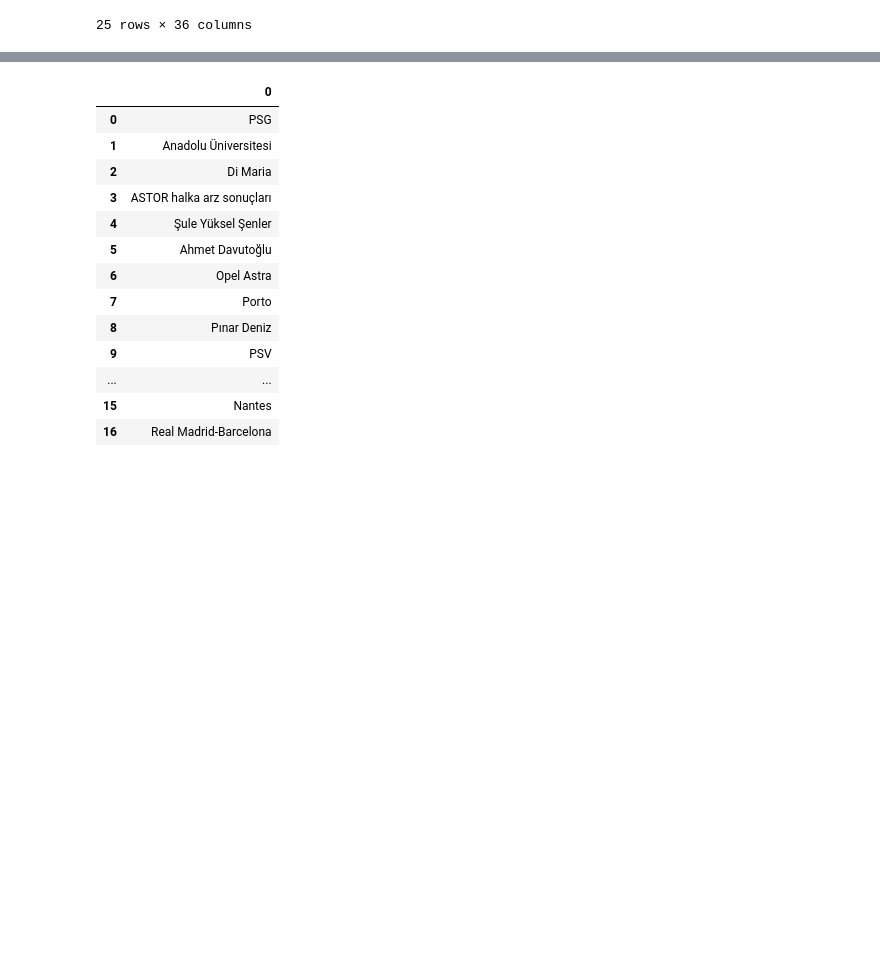
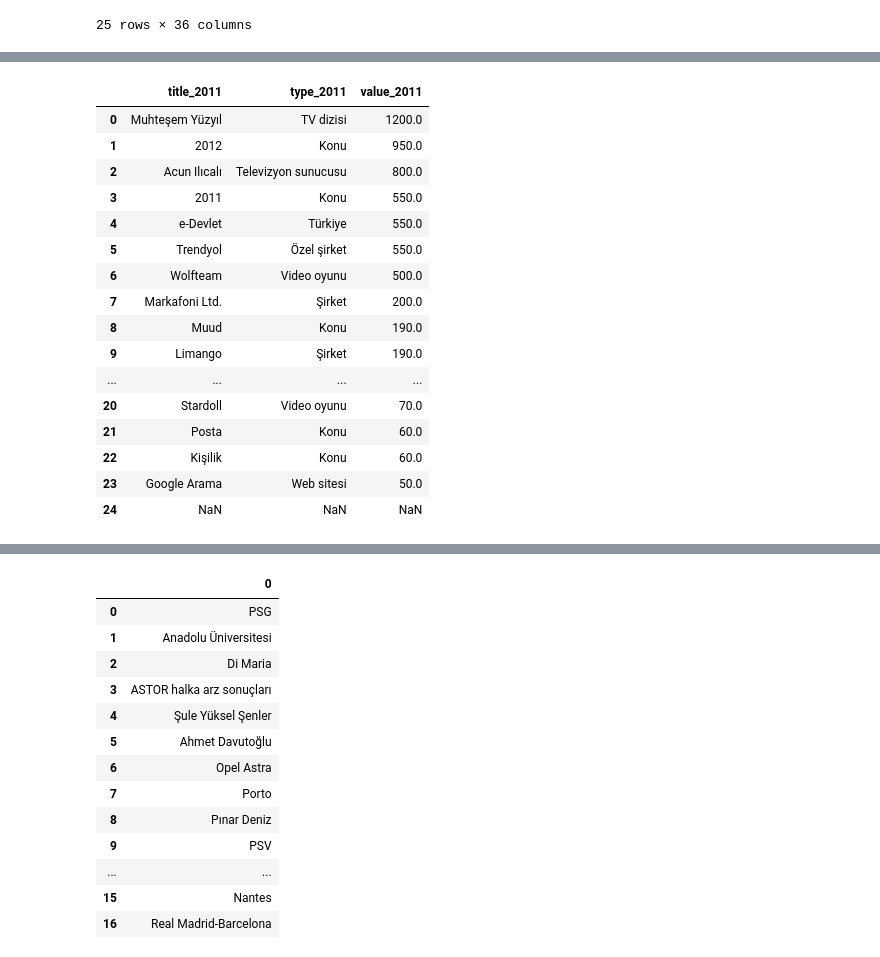
Before and after one commit to muhsinayaz/my-projects, a Jupyter notebook: 01-Data-Analysis-&-Visualization-wPy/03-DAwPy-Google-Search/Google-Search-AnalysiswP.ipynb, the cells around one changed output, grey strips where cells are left out. Cells and saved outputs as stored; diff of their text form; code cells hidden in the pictures; blank space fills up the shorter version.

```diff
--- a/01-Data-Analysis-&-Visualization-wPy/03-DAwPy-Google-Search/Google-Search-AnalysiswP.ipynb
+++ b/01-Data-Analysis-&-Visualization-wPy/03-DAwPy-Google-Search/Google-Search-AnalysiswP.ipynb
@@ -438,0 +459,20 @@ plt.tight_layout()
+# %%
+topics_rise.filter(regex="2011")
+# %% [output]
+|  | title_2011 | type_2011 | value_2011 |
+| 0 | Muhteşem Yüzyıl | TV dizisi | 1200.0 |
+| 1 | 2012 | Konu | 950.0 |
+| 2 | Acun Ilıcalı | Televizyon sunucusu | 800.0 |
+| 3 | 2011 | Konu | 550.0 |
+| 4 | e-Devlet | Türkiye | 550.0 |
+| 5 | Trendyol | Özel şirket | 550.0 |
+| 6 | Wolfteam | Video oyunu | 500.0 |
+| 7 | Markafoni Ltd. | Şirket | 200.0 |
+| 8 | Muud | Konu | 190.0 |
+| 9 | Limango | Şirket | 190.0 |
+| ... | ... | ... | ... |
+| 20 | Stardoll | Video oyunu | 70.0 |
+| 21 | Posta | Konu | 60.0 |
+| 22 | Kişilik | Konu | 60.0 |
+| 23 | Google Arama | Web sitesi | 50.0 |
+| 24 | NaN | NaN | NaN |
```
Also changed, not shown: parts of 9 cells of this notebook.
